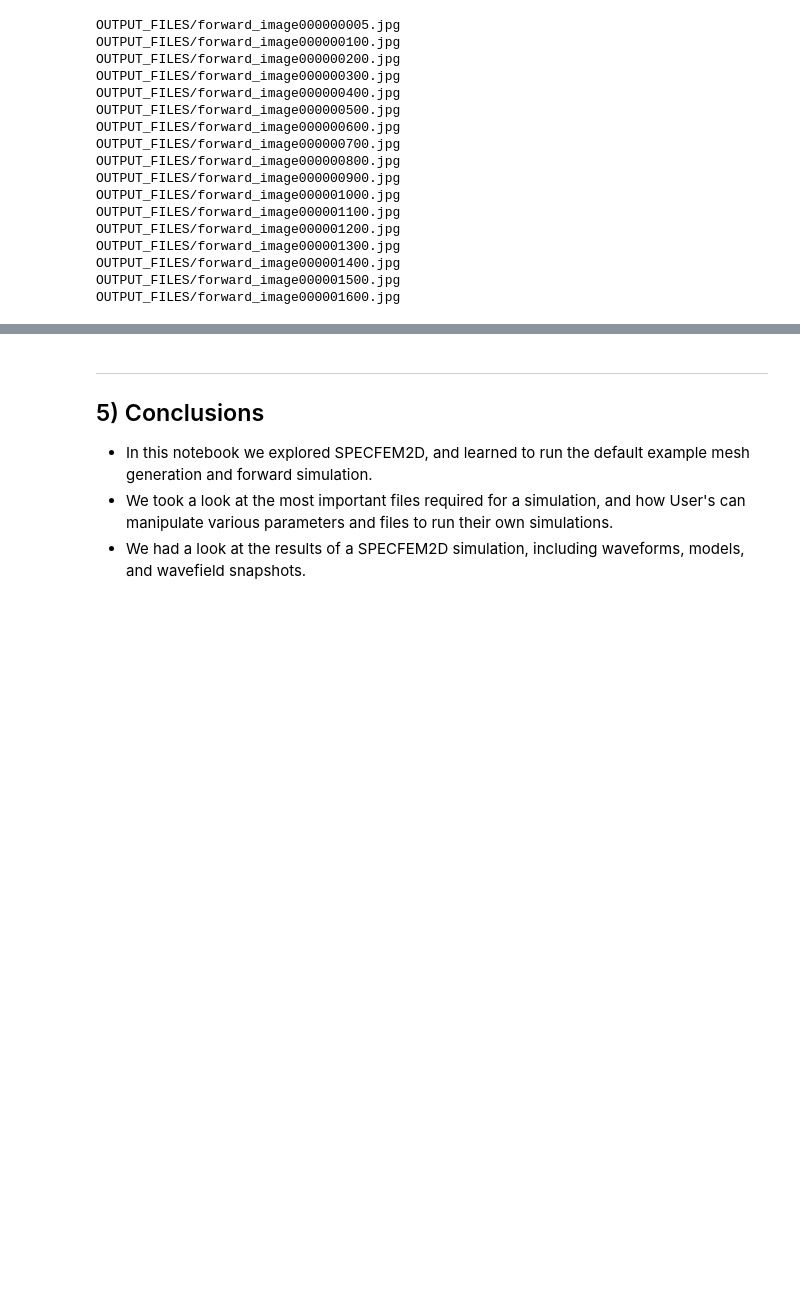
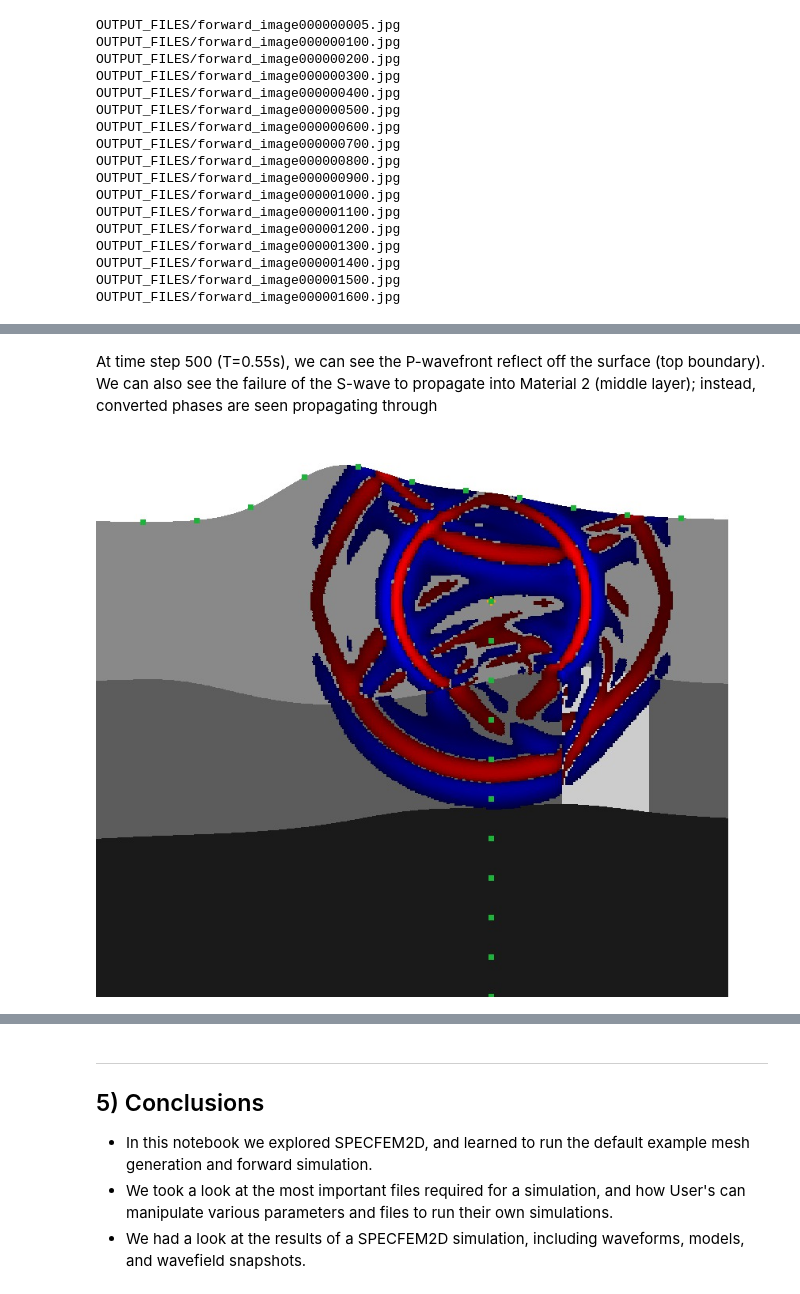
Before and after one commit to adjtomo/adjdocs, a Jupyter notebook: workshops/2022-10-05_specfem_users/completed_notebooks/day_1a_intro_specfem2d.ipynb, the cells around one changed output, grey strips where cells are left out. Saved outputs shown, nothing was run; the diff lists cells and outputs as text; code cells hidden in the pictures; blank space fills up the shorter version.

```diff
--- a/workshops/2022-10-05_specfem_users/completed_notebooks/day_1a_intro_specfem2d.ipynb
+++ b/workshops/2022-10-05_specfem_users/completed_notebooks/day_1a_intro_specfem2d.ipynb
@@ -755,0 +774,7 @@ Image("OUTPUT_FILES/forward_image000000700.jpg")
+# %% [markdown]
+At time step 500 (T=0.55s), we can see the P-wavefront reflect off the surface (top boundary).
+We can also see the failure of the S-wave to propagate into Material 2 (middle layer); instead, converted phases are seen propagating through
+# %%
+Image("OUTPUT_FILES/forward_image000000500.jpg")
+# %% [output]
+[figure, added]
```
Also changed, not shown: parts of 45 cells of this notebook.
